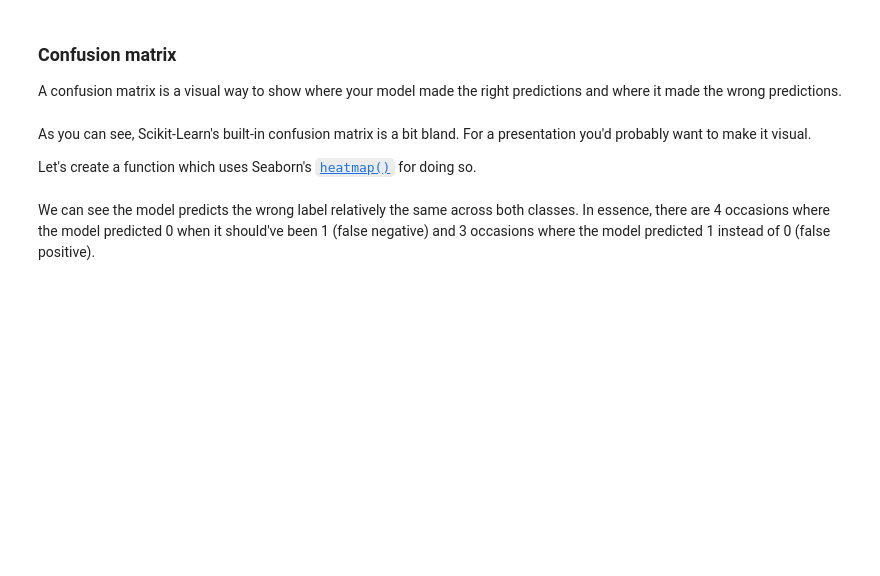
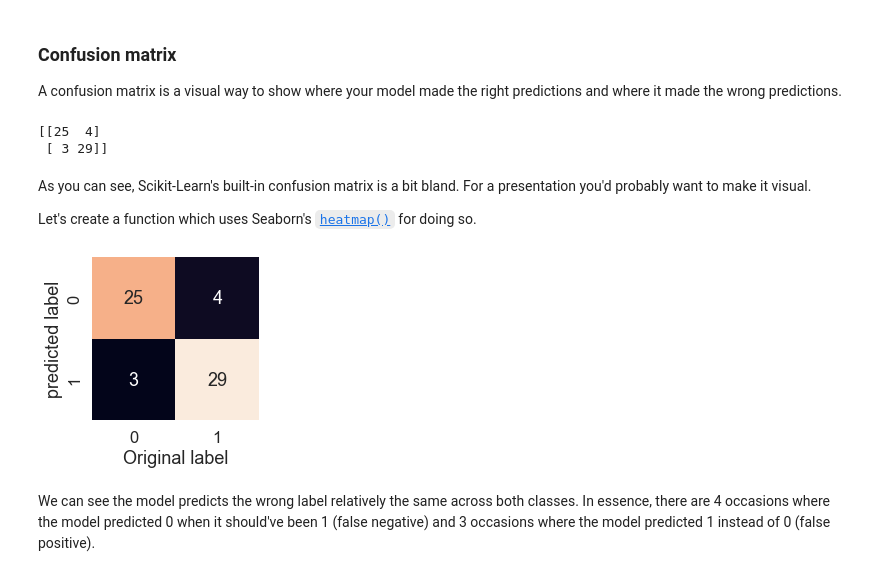
Before and after one commit to premnaaath/heart-disease-classification, a Jupyter notebook: model_training.ipynb, the cells around one changed output. Saved outputs shown, nothing was run; the diff lists cells and outputs as text; code cells hidden in the pictures; blank space fills up the shorter version.

```diff
--- a/model_training.ipynb
+++ b/model_training.ipynb
@@ -502,25 +475,0 @@ We'll be using this setup to tune the hyperparameters of some of our models and
-# %%
-# Create a list of train scores
-train_scores = []
-
-# Create a list of test scores
-test_scores = []
-
-# Create a list of different values for n_neighbors
-neighbors = range(1, 21) # 1 to 20
-
-# Setup algorithm
-knn = KNeighborsClassifier()
-
-# Loop through different neighbors values
-for i in neighbors:
-    knn.set_params(n_neighbors = i) # set neighbors value
-
-    # Fit the algorithm
-    knn.fit(X_train, y_train)
-
-    # Update the training scores
-    train_scores.append(knn.score(X_train, y_train))
-
-    # Update the test scores
-    test_scores.append(knn.score(X_test, y_test))
@@ -692,6 +617,9 @@ A confusion matrix is a visual way to show where your model made the right predi
 # %%
 # Display confusion matrix
 print(confusion_matrix(y_test, y_preds))
+# %% [output]
+[[25  4]
+ [ 3 29]]
 # %% [markdown]
 As you can see, Scikit-Learn's built-in confusion matrix is a bit bland. For a presentation you'd probably want to make it visual.
 
@@ -699,20 +627,22 @@ Let's create a function which uses Seaborn's [`heatmap()`](https://seaborn.pydat
 # %%
 # Import Seaborn
 import seaborn as sns
 sns.set(font_scale=1.5) # Increase font size
 
 def plot_conf_mat(y_test, y_preds):
     """
     Plots a confusion matrix using Seaborn's heatmap().
     """
     fig, ax = plt.subplots(figsize=(3, 3))
     ax = sns.heatmap(confusion_matrix(y_test, y_preds),
                      annot=True, # Annotate the boxes
                      cbar=False)
-    plt.xlabel("true label")
+    plt.xlabel("Original label")
     plt.ylabel("predicted label")
 
 plot_conf_mat(y_test, y_preds)
+# %% [output]
+[figure, added]
 # %% [markdown]
 We can see the model predicts the wrong label relatively the same across both classes. In essence, there are 4 occasions where the model predicted 0 when it should've been 1 (false negative) and 3 occasions where the model predicted 1 instead of 0 (false positive).
 # %% [markdown]
```
Also changed, not shown: parts of 41 cells of this notebook, 1 other file.
